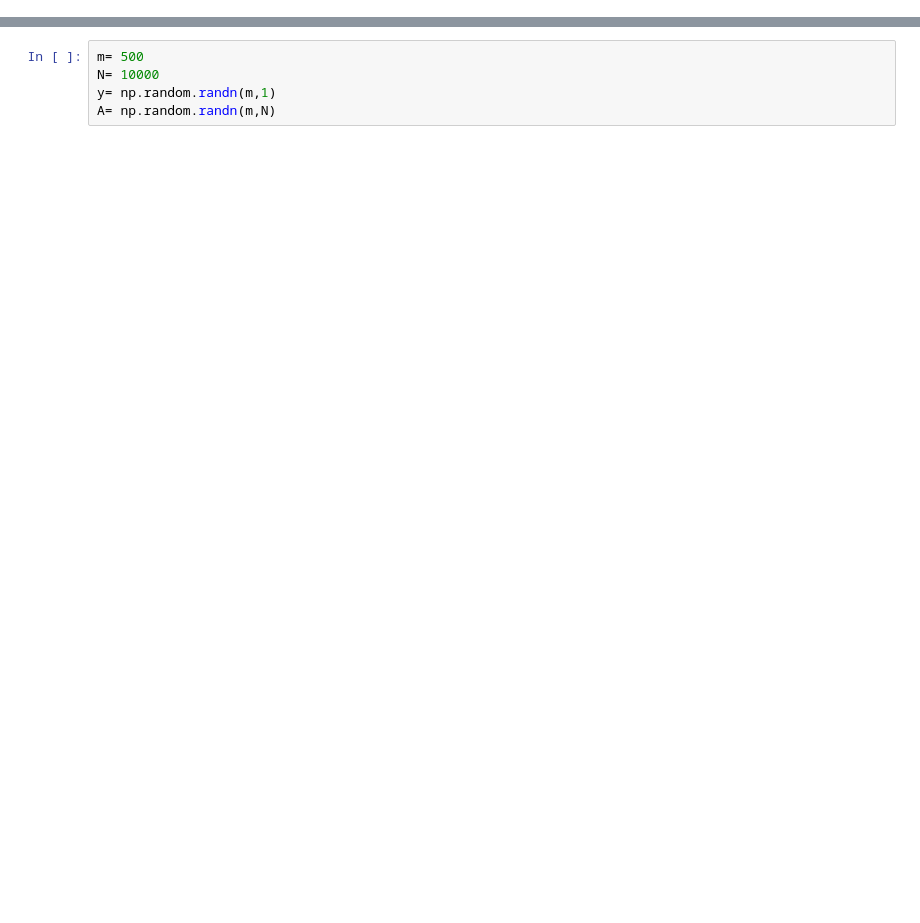
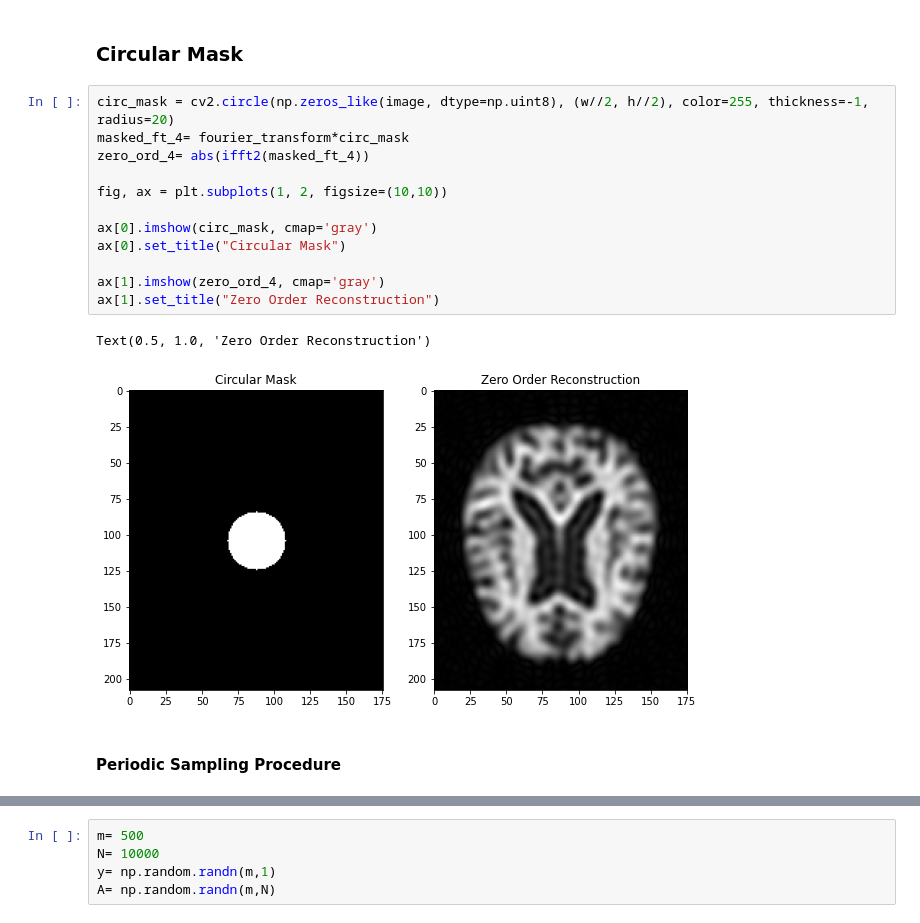
Before and after one commit to ashrikant39/impulse_workshop, a Jupyter notebook: Notebook for all.ipynb, the cells around one changed output, grey strips where cells are left out. Saved outputs shown, nothing was run; the diff lists cells and outputs as text; blank space fills up the shorter version.

```diff
--- a/Notebook for all.ipynb
+++ b/Notebook for all.ipynb
@@ -29,0 +80,19 @@ print(image.shape)
+# %% [markdown]
+### Circular Mask
+# %%
+circ_mask = cv2.circle(np.zeros_like(image, dtype=np.uint8), (w//2, h//2), color=255, thickness=-1, radius=20)
+masked_ft_4= fourier_transform*circ_mask
+zero_ord_4= abs(ifft2(masked_ft_4))
+
+fig, ax = plt.subplots(1, 2, figsize=(10,10))
+
+ax[0].imshow(circ_mask, cmap='gray')
+ax[0].set_title("Circular Mask")
+
+ax[1].imshow(zero_ord_4, cmap='gray')
+ax[1].set_title("Zero Order Reconstruction")
+# %% [output]
+Text(0.5, 1.0, 'Zero Order Reconstruction')
+[figure, added]
+# %% [markdown]
+#### Periodic Sampling Procedure
```
Also changed, not shown: parts of 27 cells of this notebook, 1 other file.
